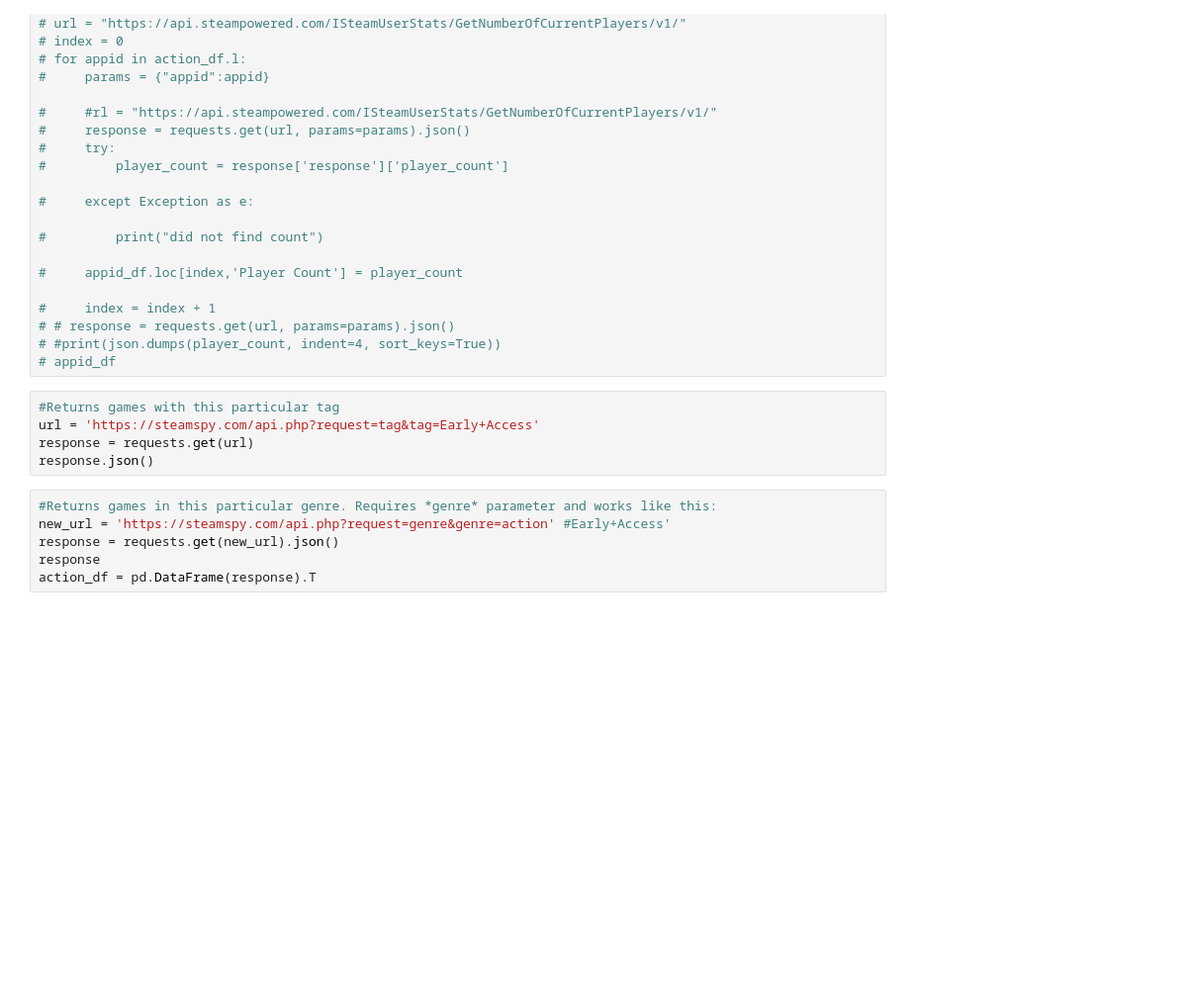
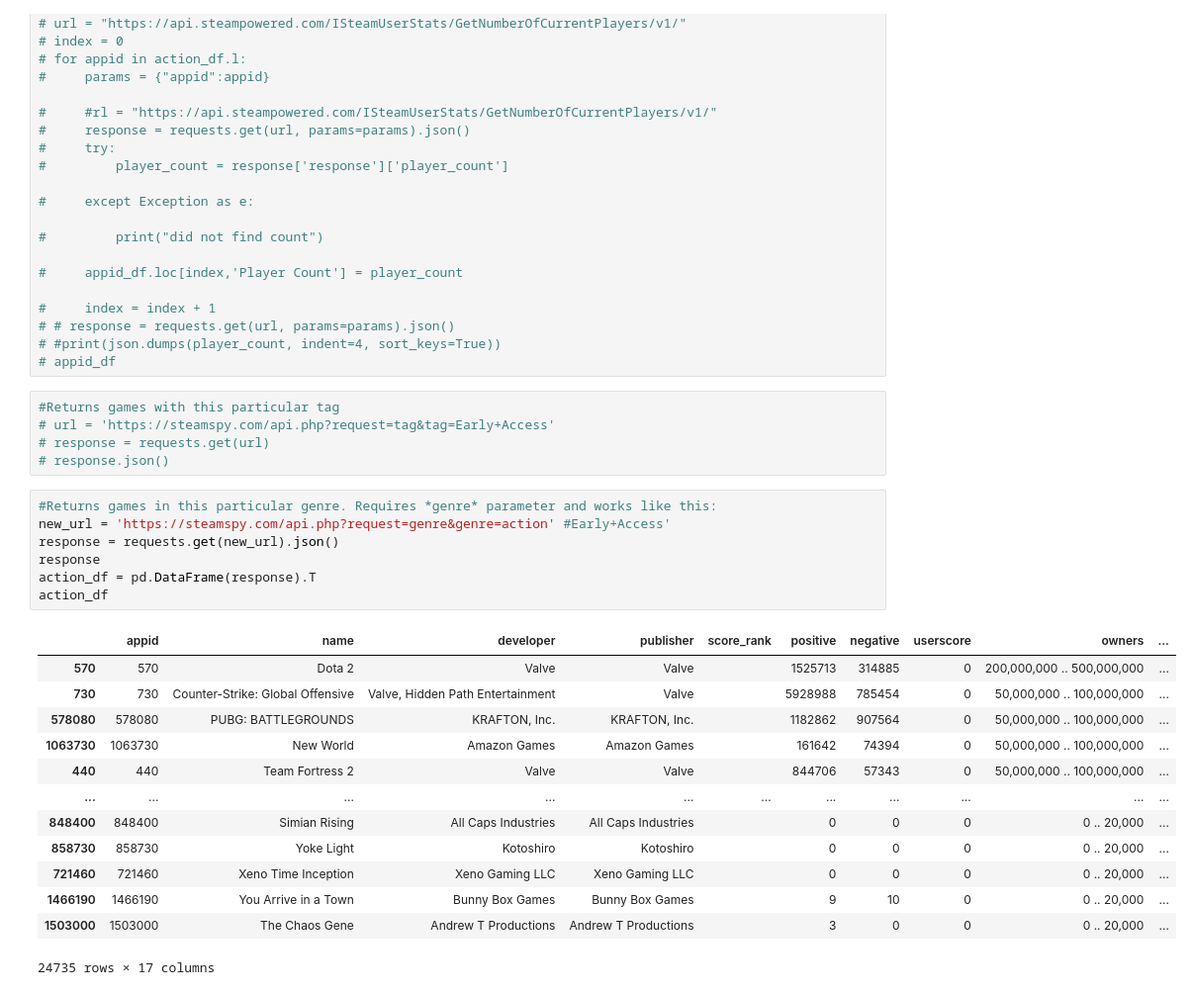
Before and after one commit to HBodden/project1, a Jupyter notebook: SEAMS.ipynb, the cells around one changed output. Shown at 99% size. Drawn from its saved outputs; the diff is of its cells as text; blank space fills up the shorter version.

```diff
--- a/SEAMS.ipynb
+++ b/SEAMS.ipynb
@@ -42,15 +42,30 @@ print(json.dumps(response, indent=4, sort_keys=True))
 # appid_df
 # %%
 #Returns games with this particular tag
-url = 'https://steamspy.com/api.php?request=tag&tag=Early+Access'
-response = requests.get(url)
-response.json()
+# url = 'https://steamspy.com/api.php?request=tag&tag=Early+Access'
+# response = requests.get(url)
+# response.json()
 # %%
 #Returns games in this particular genre. Requires *genre* parameter and works like this:
 new_url = 'https://steamspy.com/api.php?request=genre&genre=action' #Early+Access'
 response = requests.get(new_url).json()
 response
 action_df = pd.DataFrame(response).T
+action_df
+# %% [output]
+|  | appid | name | developer | publisher | score_rank | positive | negative | userscore | owners | ... |
+| 570 | 570 | Dota 2 | Valve | Valve |  | 1525713 | 314885 | 0 | 200,000,000 .. 500,000,000 | ... |
+| 730 | 730 | Counter-Strike: Global Offensive | Valve, Hidden Path Entertainment | Valve |  | 5928988 | 785454 | 0 | 50,000,000 .. 100,000,000 | ... |
+| 578080 | 578080 | PUBG: BATTLEGROUNDS | KRAFTON, Inc. | KRAFTON, Inc. |  | 1182862 | 907564 | 0 | 50,000,000 .. 100,000,000 | ... |
+| 1063730 | 1063730 | New World | Amazon Games | Amazon Games |  | 161642 | 74394 | 0 | 50,000,000 .. 100,000,000 | ... |
+| 440 | 440 | Team Fortress 2 | Valve | Valve |  | 844706 | 57343 | 0 | 50,000,000 .. 100,000,000 | ... |
+| ... | ... | ... | ... | ... | ... | ... | ... | ... | ... | ... |
+| 848400 | 848400 | Simian Rising | All Caps Industries | All Caps Industries |  | 0 | 0 | 0 | 0 .. 20,000 | ... |
+| 858730 | 858730 | Yoke Light | Kotoshiro | Kotoshiro |  | 0 | 0 | 0 | 0 .. 20,000 | ... |
+| 721460 | 721460 | Xeno Time Inception | Xeno Gaming LLC | Xeno Gaming LLC |  | 0 | 0 | 0 | 0 .. 20,000 | ... |
+| 1466190 | 1466190 | You Arrive in a Town | Bunny Box Games | Bunny Box Games |  | 9 | 10 | 0 | 0 .. 20,000 | ... |
+| 1503000 | 1503000 | The Chaos Gene | Andrew T Productions | Andrew T Productions |  | 3 | 0 | 0 | 0 .. 20,000 | ... |
+24735 rows × 17 columns
 # %%
 action_df = action_df.reset_index()
 del action_df['index']
```
Also changed, not shown: parts of 15 cells of this notebook.
